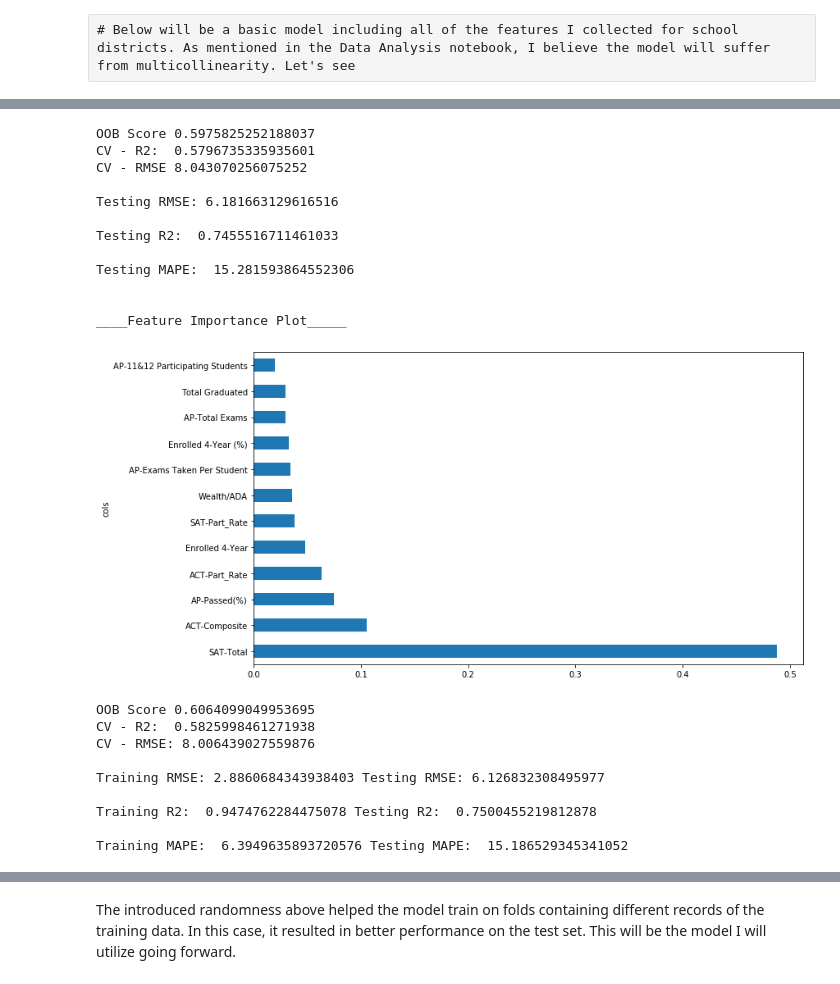
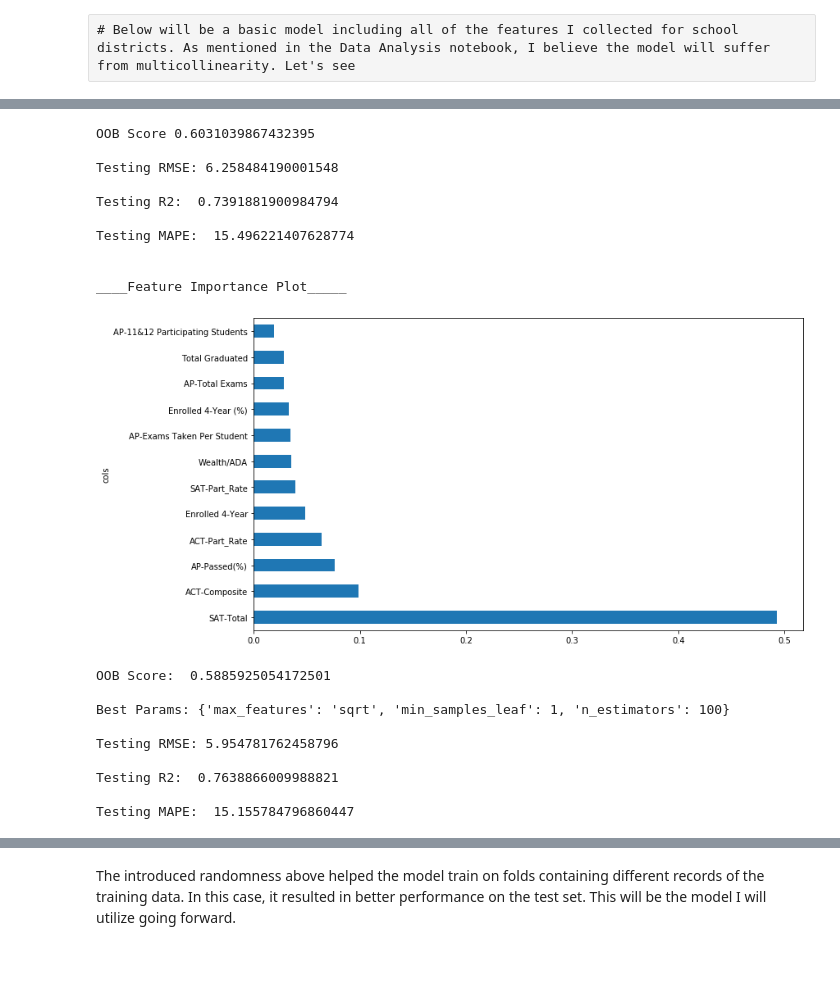
Before and after one commit to RachidRezzik/Texas_GradPercent_Predictor, a Jupyter notebook: Machine_Learning.ipynb, the cells around one changed output, grey strips where cells are left out. Drawn from its saved outputs; the diff is of its cells as text; code cells hidden in the pictures.

```diff
--- a/Machine_Learning.ipynb
+++ b/Machine_Learning.ipynb
@@ -297,7 +152,7 @@ The number of features that can be split on at each node is limited to some perc
 The above modifications help prevent the trees from being too highly correlated
 # %%
 ####### RandomForestRegressor #########
-### All Features ###
+### Analyzing Importance of All Features ###
 
 from sklearn.ensemble import RandomForestRegressor
 from sklearn.model_selection import cross_val_score
@@ -307,50 +162,44 @@ import matplotlib.pyplot as plt
 def rf_feat_importance(m, df):
     return pd.DataFrame({'cols':df.columns, 'imp':m.feature_importances_}).sort_values('imp', ascending=False)
 
 grad = pd.read_csv('Feature_Target_Data.csv')
 years = [2011, 2012, 2013, 2014]
 grad = grad.loc[grad['Year'].isin(years)]
 grad = grad[grad.columns[3:]]
 X = grad.drop('Graduated 4-Year (%)', axis=1).values
 y = grad['Graduated 4-Year (%)'].values
 X_train, X_test, y_train, y_test = train_test_split(X, y, test_size=.2, random_state=639)
 rfr = RandomForestRegressor(n_estimators=1000, n_jobs=-1, oob_score=True)
 rfr.fit(X_train, y_train)
-y_pred_train = rfr.predict(X_train)
 y_pred_test = rfr.predict(X_test)
-cv_score_r2 = cross_val_score(rfr, X_train, y_train, cv=4, scoring='r2')
-cv_score_rmse = cross_val_score(rfr, X_train, y_train, cv=4, scoring='neg_mean_squared_error')
 fi = rf_feat_importance(rfr, grad[grad.columns[:-1]])
 def plot_fi(fi):
     return fi.plot('cols', 'imp', 'barh', figsize=(12,7), legend=False)
 plot_fi(fi)
 print('OOB Score', rfr.oob_score_)
-print('CV - R2: ', np.mean(cv_score_r2))
-print('CV - RMSE', np.mean(np.sqrt(abs(cv_score_rmse))))
 print('\nTesting RMSE:', np.sqrt(mean_squared_error(y_test, y_pred_test)))
 print('\nTesting R2: ', rfr.score(X_test, y_test))
 print('\nTesting MAPE: ', mean_absolute_percentage_error(y_test, y_pred_test))
 print('\n\n____Feature Importance Plot_____')
 plt.show()
 # %% [output]
-OOB Score 0.5975825252188037
-CV - R2:  0.5796735335935601
-CV - RMSE 8.043070256075252
+OOB Score 0.6031039867432395
 
-Testing RMSE: 6.181663129616516
+Testing RMSE: 6.258484190001548
 
-Testing R2:  0.7455516711461033
+Testing R2:  0.7391881900984794
 
-Testing MAPE:  15.281593864552306
+Testing MAPE:  15.496221407628774
 
 
 ____Feature Importance Plot_____
-[figure, old version]
+[figure, new version]
 # %%
-### Random Forest Regressor Without Any HyperParameter Tuning ###
-### After Dropping Certain Features ###
-
-from sklearn.model_selection import cross_val_score
+### HyperParameter Tuning ###
+### Dropping Certain Features ###
+scorers = {
+    'r2': 'r2',
+    'mse': 'neg_mean_squared_error'}
 
 grad = pd.read_csv('Feature_Target_Data.csv')
 years = [2011, 2012, 2013, 2014]
@@ -360,26 +209,32 @@ grad = grad.drop(['AP-11&12 Participating Students', 'AP-Total Exams', 'Total Gr
 X = grad.drop('Graduated 4-Year (%)', axis=1).values
 y = grad['Graduated 4-Year (%)'].values
 X_train, X_test, y_train, y_test = train_test_split(X, y, test_size=.2, random_state=639)
-rfr = RandomForestRegressor(n_estimators=1000, n_jobs=-1, oob_score=True)
-rfr.fit(X_train, y_train)
-y_pred_train = rfr.predict(X_train)
-y_pred_test = rfr.predict(X_test)
-cv_score_r2 = cross_val_score(rfr, X_train, y_train, cv=4, scoring='r2')
-cv_score_rmse = cross_val_score(rfr, X_train, y_train, cv=4, scoring='neg_mean_squared_error')
-
-print('OOB Score', rfr.oob_score_)
-print('CV - R2: ', np.mean(cv_score_r2))
-print('CV - RMSE:', np.mean(np.sqrt(abs(cv_score_rmse))))
-print('\nTraining RMSE:', np.sqrt(mean_squared_error(y_train, y_pred_train)), 'Testing RMSE:', np.sqrt(mean_squared_error(y_test, y_pred_test)))
-print('\nTraining R2: ', rfr.score(X_train, y_train), 'Testing R2: ', rfr.score(X_test, y_test))
-print('\nTraining MAPE: ', mean_absolute_percentage_error(y_train, y_pred_train), 'Testing MAPE: ', mean_absolute_percentage_error(y_test, y_pred_test))
+rfr = RandomForestRegressor(n_jobs=-1, criterion='mse', oob_score=True, random_state=639)
+grid_search = GridSearchCV(rfr,
+                           param_grid={
+                                       "n_estimators": [100, 200, 600, 1000],
+                                       "min_samples_leaf": [5, 3, 2, 1],
+                                       "max_features": ['sqrt', 'log2', .5, None]
+                                       },
+                           n_jobs=-1,
+                           cv=4,
+                           iid=False, # just return the average score across folds
+                           return_train_score=False, scoring = scorers, refit = 'r2')
+grid_search.fit(X_train, y_train)
+y_pred_test = grid_search.predict(X_test)
+OOB = grid_search.best_estimator_
+print('\nOOB Score: ', OOB.oob_score_)
+print('\nBest Params:', grid_search.best_params_)
+print('\nTesting RMSE:', np.sqrt(mean_squared_error(y_test, y_pred_test)))
+print('\nTesting R2: ', grid_search.score(X_test, y_test))
+print('\nTesting MAPE: ', mean_absolute_percentage_error(y_test, y_pred_test))
 # %% [output]
-OOB Score 0.6064099049953695
-CV - R2:  0.5825998461271938
-CV - RMSE: 8.006439027559876
+OOB Score:  0.5885925054172501
 
-Training RMSE: 2.8860684343938403 Testing RMSE: 6.126832308495977
+Best Params: {'max_features': 'sqrt', 'min_samples_leaf': 1, 'n_estimators': 100}
 
-Training R2:  0.9474762284475078 Testing R2:  0.7500455219812878
+Testing RMSE: 5.954781762458796
 
-Training MAPE:  6.3949635893720576 Testing MAPE:  15.186529345341052
+Testing R2:  0.7638866009988821
+
+Testing MAPE:  15.155784796860447
```
Also changed, not shown: parts of 21 cells of this notebook, 1 other file.
